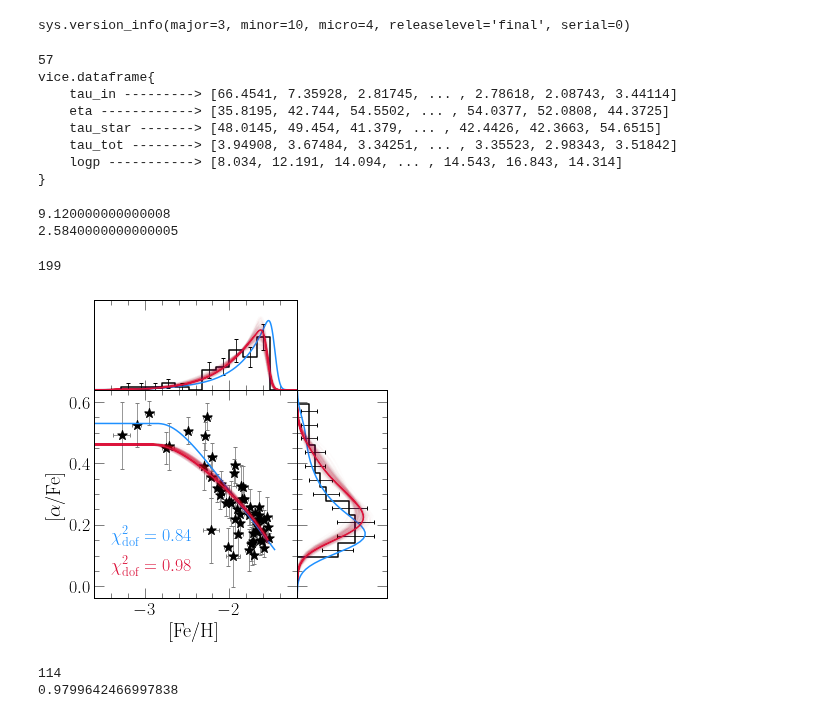
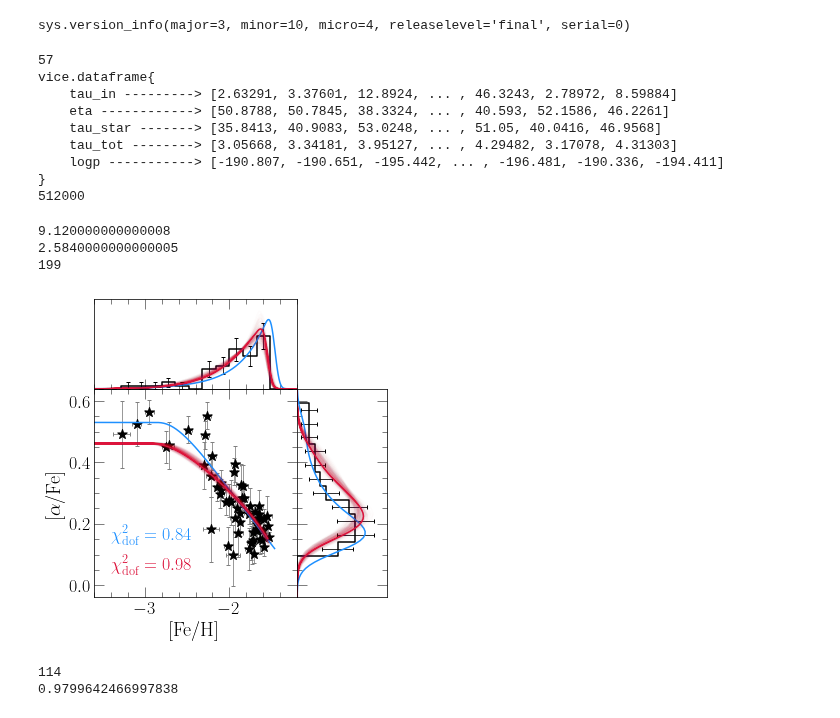
Before and after one commit to giganano/h3halo, a Jupyter notebook: notebooks/wukong.ipynb, the cells around one changed output. Saved outputs shown, nothing was run; the diff lists cells and outputs as text; code cells hidden in the pictures.

```diff
--- a/notebooks/wukong.ipynb
+++ b/notebooks/wukong.ipynb
@@ -28,27 +28,30 @@ data["[o/fe]"] = raw[:, 2]
 data["[o/fe]_err"] = raw[:, 3]
 print(len(data["[fe/h]"]))
 
-raw = np.genfromtxt("../data/wukong/wukong_expifr_102k4.out")
+raw = np.genfromtxt("../data/wukong/wukong_512k.out")
 raw = np.array(list(filter(lambda _: not np.isinf(_[-1]), raw)))
-raw = np.array(list(filter(lambda _: _[0] <= 100, raw)))
-raw = np.array(list(filter(lambda _: _[-2] <= 6, raw)))
+# raw = np.array(list(filter(lambda _: _[0] <= 100, raw)))
+# raw = np.array(list(filter(lambda _: _[-2] <= 6, raw)))
 chain = vice.dataframe({})
 chain["tau_in"] = raw[:, 0]
 chain["eta"] = raw[:, 1]
 chain["tau_star"] = raw[:, 2]
 chain["tau_tot"] = raw[:, 3]
-minlogp = min(raw[:, 4])
-chain["logp"] = [_ - minlogp for _ in raw[:, 4]]
+# minlogp = min(raw[:, 4])
+# chain["logp"] = [_ - minlogp for _ in raw[:, 4]]
+chain["logp"] = raw[:, 4]
 print(chain)
+print(len(chain["tau_in"]))
 # %% [output]
 57
 vice.dataframe{
-    tau_in ---------> [66.4541, 7.35928, 2.81745, ... , 2.78618, 2.08743, 3.44114]
-    eta ------------> [35.8195, 42.744, 54.5502, ... , 54.0377, 52.0808, 44.3725]
-    tau_star -------> [48.0145, 49.454, 41.379, ... , 42.4426, 42.3663, 54.6515]
-    tau_tot --------> [3.94908, 3.67484, 3.34251, ... , 3.35523, 2.98343, 3.51842]
-    logp -----------> [8.034, 12.191, 14.094, ... , 14.543, 16.843, 14.314]
+    tau_in ---------> [2.63291, 3.37601, 12.8924, ... , 46.3243, 2.78972, 8.59884]
+    eta ------------> [50.8788, 50.7845, 38.3324, ... , 40.593, 52.1586, 46.2261]
+    tau_star -------> [35.8413, 40.9083, 53.0248, ... , 51.05, 40.0416, 46.9568]
+    tau_tot --------> [3.05668, 3.34181, 3.95127, ... , 4.29482, 3.17078, 4.31303]
+    logp -----------> [-190.807, -190.651, -195.442, ... , -196.481, -190.336, -194.411]
 }
+512000
 # %%
 class gaussian:
 
@@ -213,6 +216,21 @@ prob = [_ / norm for _ in prob]
 indeces = np.random.choice(list(range(len(prob))), p = prob, size = n_subs)
 kwargs = {"c": named_colors()["crimson"]}
 
+#     sz.elements = ["fe", "o"]
+#     sz.func = exponential(prefactor = 1000)
+#     sz.func.timescale = 3.08
+# #     sz.func = lambda t: 1000
+#     sz.mode = "ifr"
+#     sz.Mg0 = 0
+#     sz.eta = 47.99
+#     sz.tau_star = 44.97
+#     sz.dt = duration / 1000
+#     sz.bins = np.linspace(-5, 1, 601)
+#     vice.yields.ccsne.settings['o'] = 0.01
+#     vice.yields.sneia.settings['o'] = 0
+#     vice.yields.ccsne.settings['fe'] = 7.78e-4
+#     vice.yields.sneia.settings['fe'] = 1.23e-3
+
 with vice.singlezone() as sz:
     sz.elements = ["fe", "o"]
     sz.func = exponential(prefactor = 1000)
@@ -226,6 +244,7 @@ with vice.singlezone() as sz:
         sz.func.timescale = chain["tau_in"][indeces[i]]
         sz.tau_star = chain["tau_star"][indeces[i]]
         sz.eta = chain["eta"][indeces[i]]
+        sz.Mg0 = 0
         sz.dt = chain["tau_tot"][indeces[i]] / 500
         out = sz.run(np.linspace(0, chain["tau_tot"][indeces[i]], 501), overwrite = True, capture = True)
 
@@ -235,36 +254,37 @@ with vice.singlezone() as sz:
         xvals = [(a + b) / 2 for a, b in zip(bins[:-1], bins[1:])]
         feh_dist = convolve(out.mdf["dn/d[fe/h]"], bins, med_feh_err)
         ofe_dist = convolve(out.mdf["dn/d[o/fe]"], bins, med_ofe_err)
+#         print(ofe_dist)
 
         top.plot(xvals, feh_dist, alpha = 0.01, **kwargs)
         right.plot(ofe_dist, xvals, alpha = 0.01, **kwargs)
         sys.stdout.write("\r%d" % (i))
     sys.stdout.write("\n")
 
 plt.tight_layout()
 plt.subplots_adjust(right = 0.73, top = 0.73)
 top.set_position([
     ax.get_position().x0,
     ax.get_position().y1,
     ax.get_position().x1 - ax.get_position().x0,
     0.25
 ])
 right.set_position([
     ax.get_position().x1,
     ax.get_position().y0,
     0.25,
     ax.get_position().y1 - ax.get_position().y0
 ])
 for ext in ["pdf", "jpeg"]:
     kwargs = {}
     if ext == "jpeg": kwargs["dpi"] = 200
     plt.savefig("../paper/wukong_bestfit.%s" % (ext), **kwargs)
 plt.show()
 # %% [output]
 9.120000000000008
 2.5840000000000005
+199
-199
-[figure, old version]
+[figure, new version]
 # %%
 cosmological_age = 13.2
 quantities = list(filter(lambda _: not _.endswith("_err"), data.keys()))
```
Also changed, not shown: parts of 1 cell of this notebook, 21 other files.
